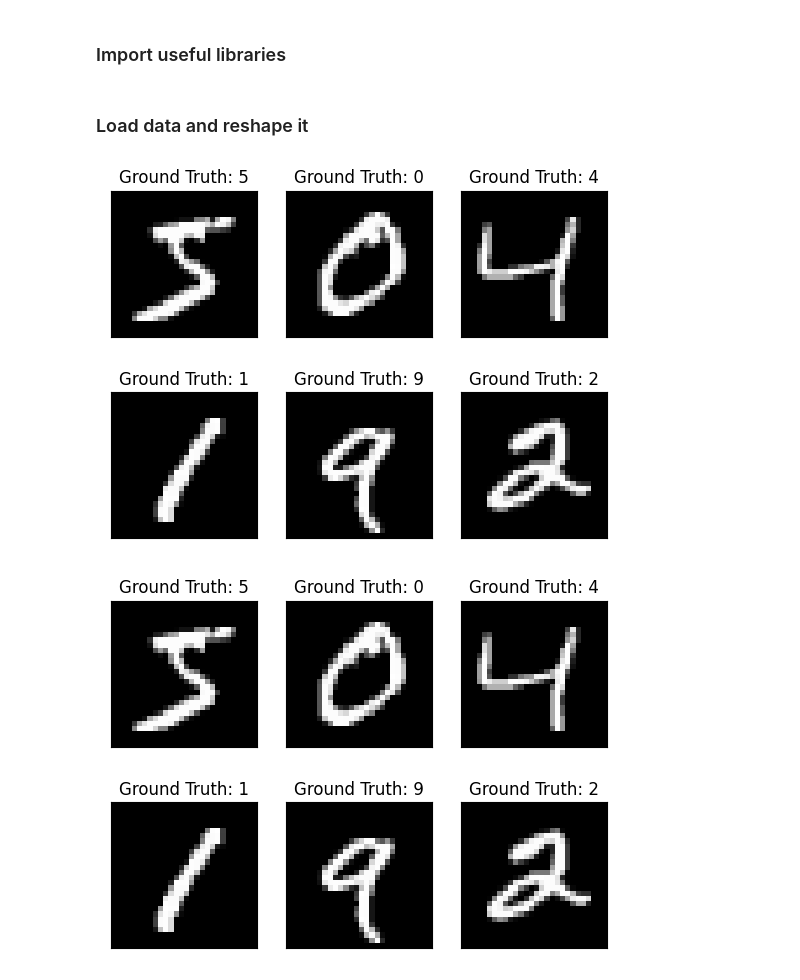
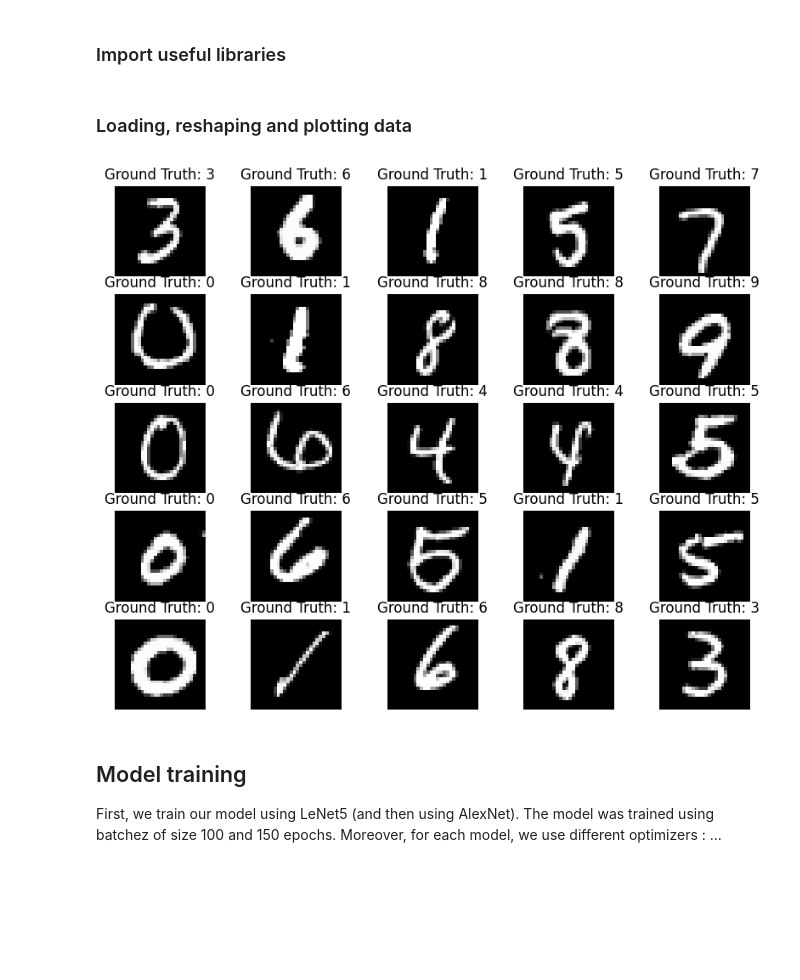
Before and after one commit to albias1996/OptML_project, a Jupyter notebook: main.ipynb, the cells around one changed output. Drawn from its saved outputs; the diff is of its cells as text; code cells hidden in the pictures; blank space fills up the shorter version.

```diff
--- a/main.ipynb
+++ b/main.ipynb
@@ -23,34 +23,41 @@ from torchvision import datasets, transforms
 
 import matplotlib.pyplot as plt
 from cnn_architectures import *
-# %% [markdown]
-### Load data and reshape it
 # %%
 # check device
 device = 'cuda' if torch.cuda.is_available() else 'cpu'
+# %% [markdown]
+### Loading, reshaping and plotting  data
 # %%
 #load data
+#transforms = transforms.Compose([transforms.Resize(32),
+#                                 transforms.ToTensor])
+
 mnist_trainset = datasets.MNIST(root='./data', train=True, download=True, transform=None)
 mnist_testset = datasets.MNIST(root='./data', train=False, download=True, transform=None)
 
 
-
 #reshape it
-mnist_train_set = mnist_trainset.data.view(-1, 1, 28, 28).float()
-mnist_test_set = mnist_testset.data.view(-1, 1, 28, 28).float()
-mnist_train_target = mnist_trainset.targets
-mnist_test_target = mnist_testset.targets
+train_set = mnist_trainset.data.view(-1, 1, 28, 28).float()
+test_set = mnist_testset.data.view(-1, 1, 28, 28).float()
+train_target = mnist_trainset.targets
+test_target = mnist_testset.targets
-# %%
-#plotting some training examples
-fig = plt.figure()
-for i in range(6):
-  plt.subplot(2,3,i+1)
-  #plt.tight_layout()
-  plt.imshow(mnist_train_set[i][0], cmap='gray', interpolation='none')
-  plt.title("Ground Truth: {}".format(mnist_train_target[i]))
-  plt.xticks([])
-  plt.yticks([])
-fig
-# %% [output]
-[figure, removed]
-[figure, removed]
+# %%
+#plot some training examples with ground truth
+figure = plt.figure(figsize=(10, 8))
+cols, rows = 5, 5
+for i in range(1, cols * rows + 1):
+    sample_idx = torch.randint(len(train_set), size=(1,)).item()
+    img = train_set[sample_idx]
+    label = train_target[sample_idx]
+    figure.add_subplot(rows, cols, i)
+    plt.title("Ground Truth: {}".format(train_target[sample_idx]))
+    plt.axis("off")
+    plt.imshow(img.squeeze(), cmap="gray")
+plt.show()
+# %% [output]
+[figure, added]
+# %% [markdown]
+## Model training
+
+First, we train our model using LeNet5 (and then using AlexNet). The model was trained using batchez of size 100 and 150 epochs. Moreover, for each model, we use different optimizers : ...
```
Also changed, not shown: parts of 1 cell of this notebook.
